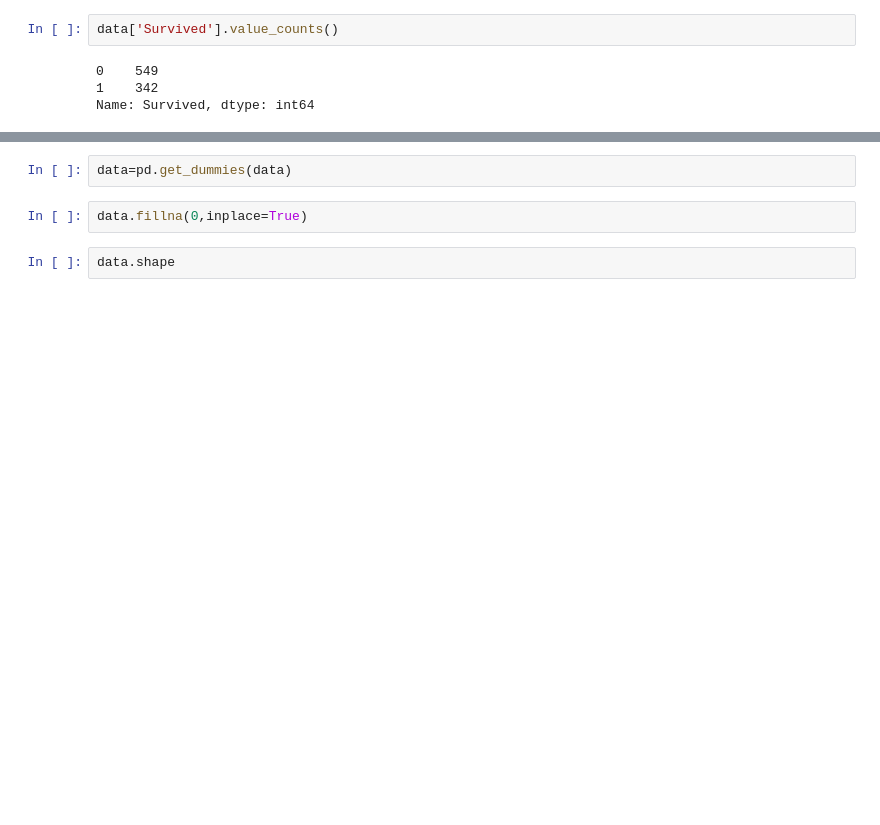
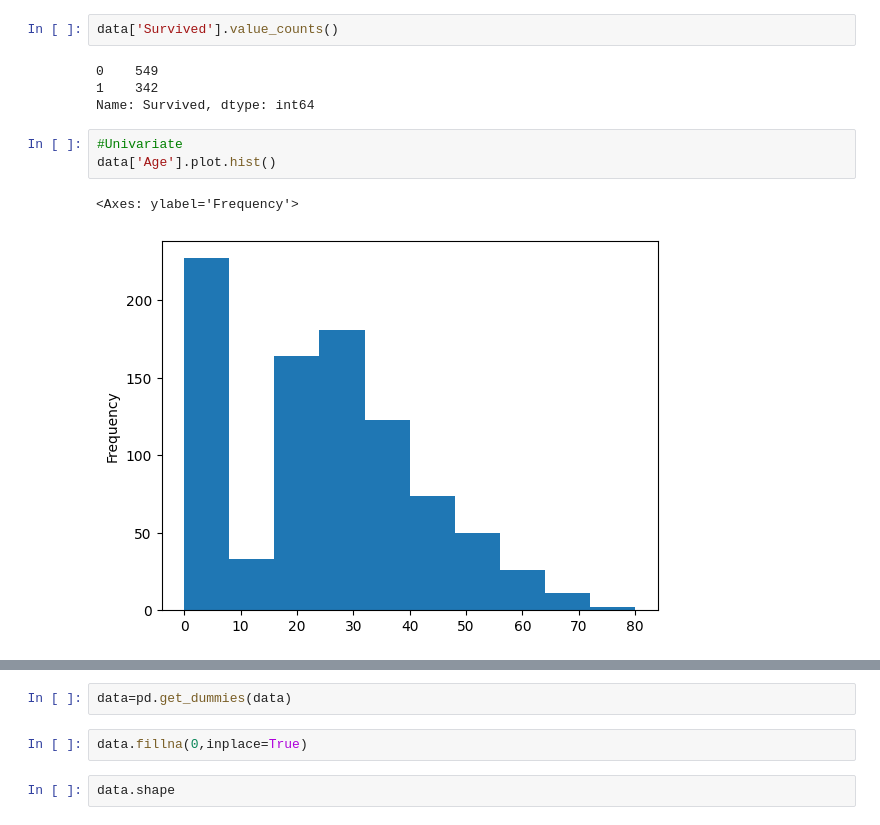
Before and after one commit to rohitingole17792/AI-based-Content-Detection-and-Text-Detection-, a Jupyter notebook: Logistic_Reg.ipynb, the cells around one changed output, grey strips where cells are left out. Cells and saved outputs as stored; diff of their text form; blank space fills up the shorter version.

```diff
--- a/Logistic_Reg.ipynb
+++ b/Logistic_Reg.ipynb
@@ -28,3 +28,9 @@ data['Survived'].value_counts()
 0    549
 1    342
 Name: Survived, dtype: int64
+# %%
+#Univariate
+data['Age'].plot.hist()
+# %% [output]
+<Axes: ylabel='Frequency'>
+[figure, added]
```
Also changed, not shown: parts of 2 cells of this notebook.
